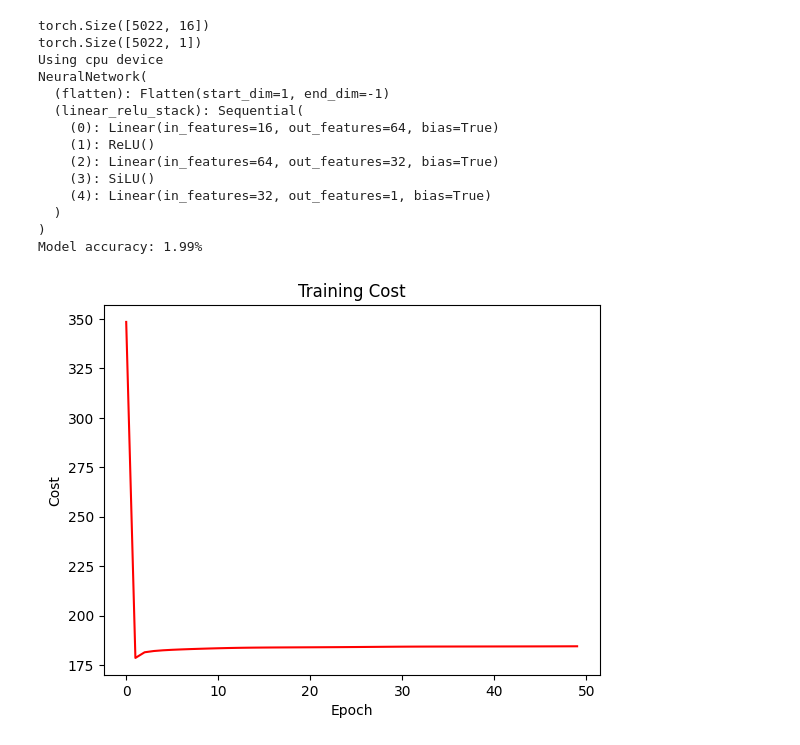
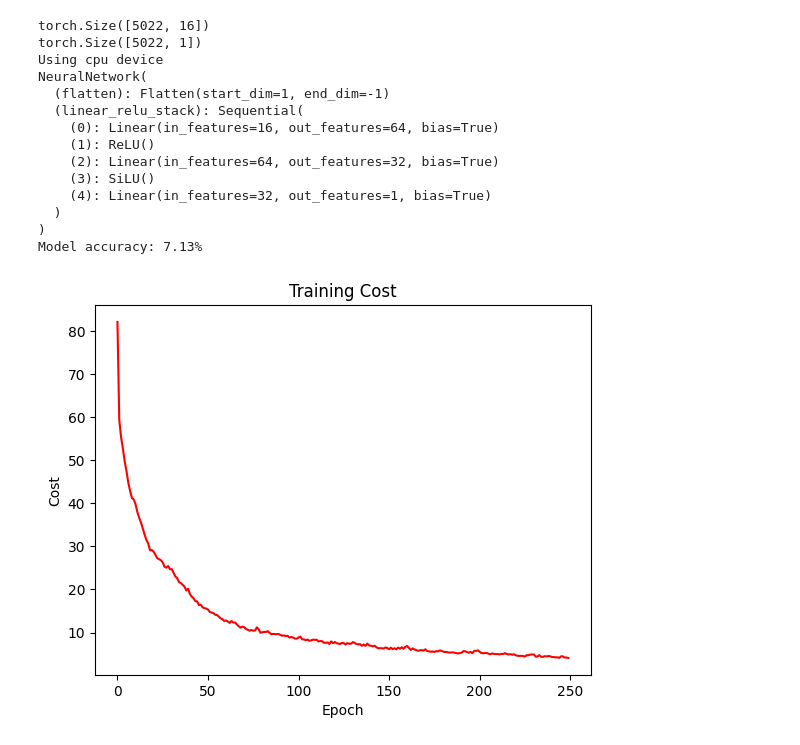
Before and after one commit to GHHansW/MakeAIWork2, a Jupyter notebook: project/simpylc/NN-car_lidar_v1.ipynb, the cells around one changed output. Cells and saved outputs as stored; diff of their text form; code cells hidden in the pictures.

```diff
--- a/project/simpylc/NN-car_lidar_v1.ipynb
+++ b/project/simpylc/NN-car_lidar_v1.ipynb
@@ -15,7 +15,7 @@ import torch.nn.functional as F
 
 import matplotlib.pyplot as plt
 
-#------------------------------------------
+#----------------------------------------
 
 # Read data, convert to NumPy arrays
 data = pd.read_csv("LIDAR.csv", header=None)
@@ -86,9 +86,9 @@ class NeuralNetwork(nn.Module):
 
 # #----------------------------------------
 
-epochs = 50
+epochs = 250
 
-learningRate = 0.001
+learningRate = 0.00007
 
 #----------------------------------------
 
@@ -145,35 +145,40 @@ for i in range(epochs):
 # evaluate accuracy after training
 model.eval()
 y_pred = model(trainingSetX)
 acc = (y_pred.round() == trainingSetY).float().mean()
 acc = float(acc)
 print("Model accuracy: %.2f%%" % (acc*100))
 
+
+
+filehandler = open('SDCar_LIDAR.pth', 'wb')
+torch.save(model.linear_relu_stack, filehandler)
+
 #----------------------------------------
 
 fig, ax = plt.subplots()
 ax.set(xlabel='Epoch', ylabel='Cost', title="Training Cost")
 
 plt.plot([x for x in range(epochs)], losses, 'red')
 plt.show()
 
 #----------------------------------------
 # %% [output]
 torch.Size([5022, 16])
 torch.Size([5022, 1])
 Using cpu device
 NeuralNetwork(
   (flatten): Flatten(start_dim=1, end_dim=-1)
   (linear_relu_stack): Sequential(
     (0): Linear(in_features=16, out_features=64, bias=True)
     (1): ReLU()
     (2): Linear(in_features=64, out_features=32, bias=True)
     (3): SiLU()
     (4): Linear(in_features=32, out_features=1, bias=True)
   )
 )
-Model accuracy: 1.99%
+Model accuracy: 7.13%
-[figure, old version]
+[figure, new version]
 # %%
 import os
 import torch
```
Also changed, not shown: parts of 1 cell of this notebook, 4 other files.
